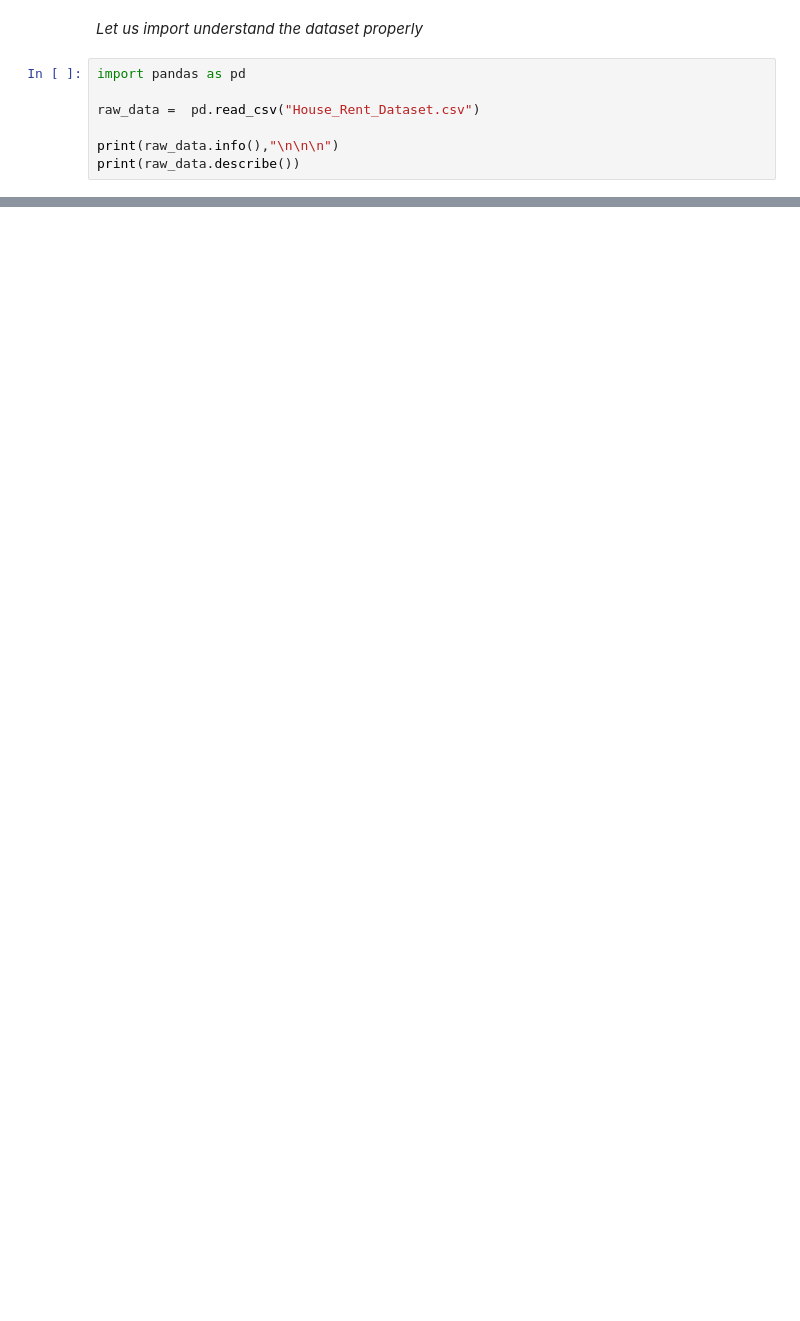
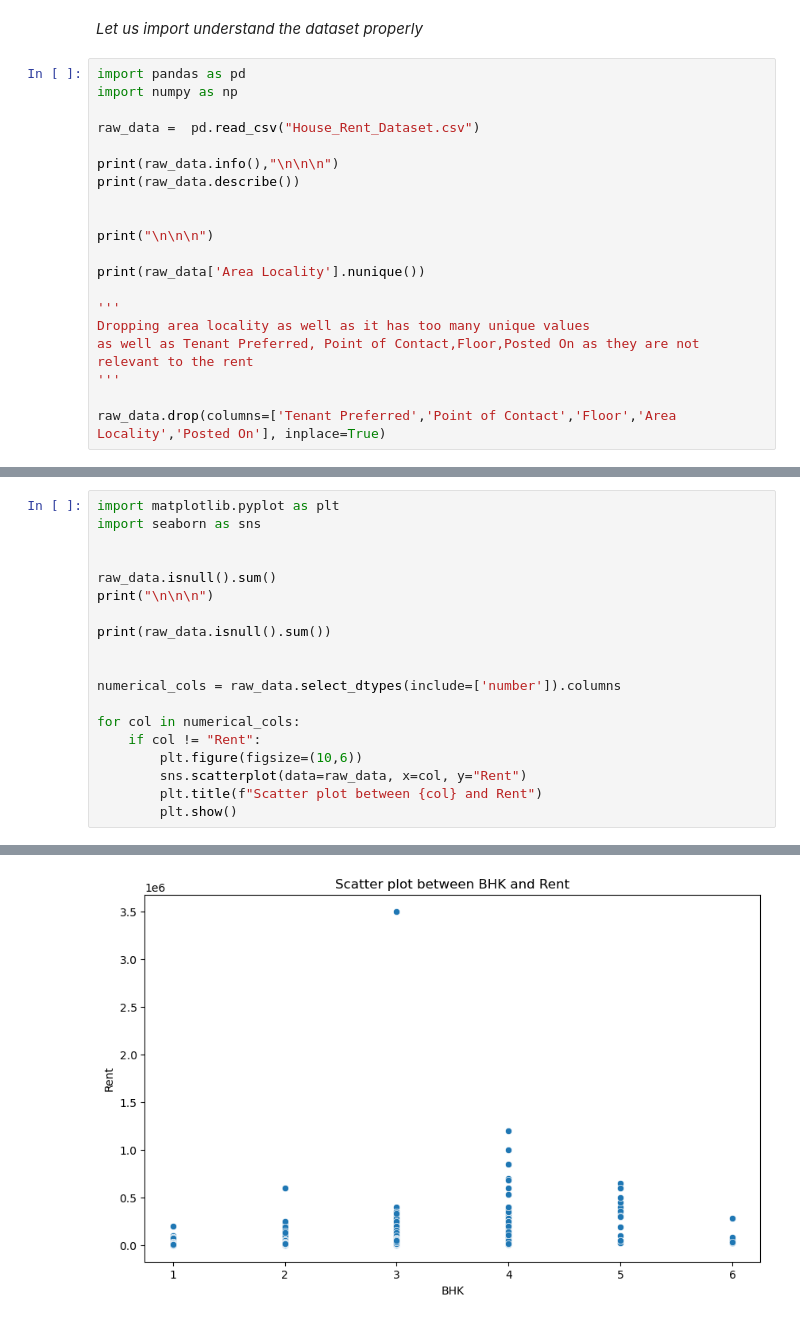
Before and after one commit to Lonelyguy123/House-Rent-Prediction, a Jupyter notebook: Preprocessing.ipynb, the cells around one changed output, grey strips where cells are left out. Drawn from its saved outputs; the diff is of its cells as text; blank space fills up the shorter version.

```diff
--- a/Preprocessing.ipynb
+++ b/Preprocessing.ipynb
@@ -2,11 +2,24 @@
 *Let us import understand the dataset properly*
 # %%
 import pandas as pd
+import numpy as np
 
 raw_data =  pd.read_csv("House_Rent_Dataset.csv")
 
 print(raw_data.info(),"\n\n\n")
 print(raw_data.describe())
+
+
+print("\n\n\n")
+
+print(raw_data['Area Locality'].nunique())
+
+'''
+Dropping area locality as well as it has too many unique values
+as well as Tenant Preferred, Point of Contact,Floor,Posted On as they are not relevant to the rent
+'''
+
+raw_data.drop(columns=['Tenant Preferred','Point of Contact','Floor','Area Locality','Posted On'], inplace=True)
 # %% [output]
 <class 'pandas.core.frame.DataFrame'>
 RangeIndex: 4746 entries, 0 to 4745
@@ -27,0 +43,20 @@ max       6.000000  3.500000e+06  8000.000000    10.000000
+# %%
+import matplotlib.pyplot as plt
+import seaborn as sns
+
+
+raw_data.isnull().sum()
+print("\n\n\n")
+
+print(raw_data.isnull().sum())
+
+
+numerical_cols = raw_data.select_dtypes(include=['number']).columns
+
+for col in numerical_cols:
+    if col != "Rent":
+        plt.figure(figsize=(10,6))
+        sns.scatterplot(data=raw_data, x=col, y="Rent")
+        plt.title(f"Scatter plot between {col} and Rent")
+        plt.show()
+# %% [output]
@@ -27,0 +71 @@ max       6.000000  3.500000e+06  8000.000000    10.000000
+[figure, added]
```
Also changed, not shown: parts of 5 cells of this notebook.
